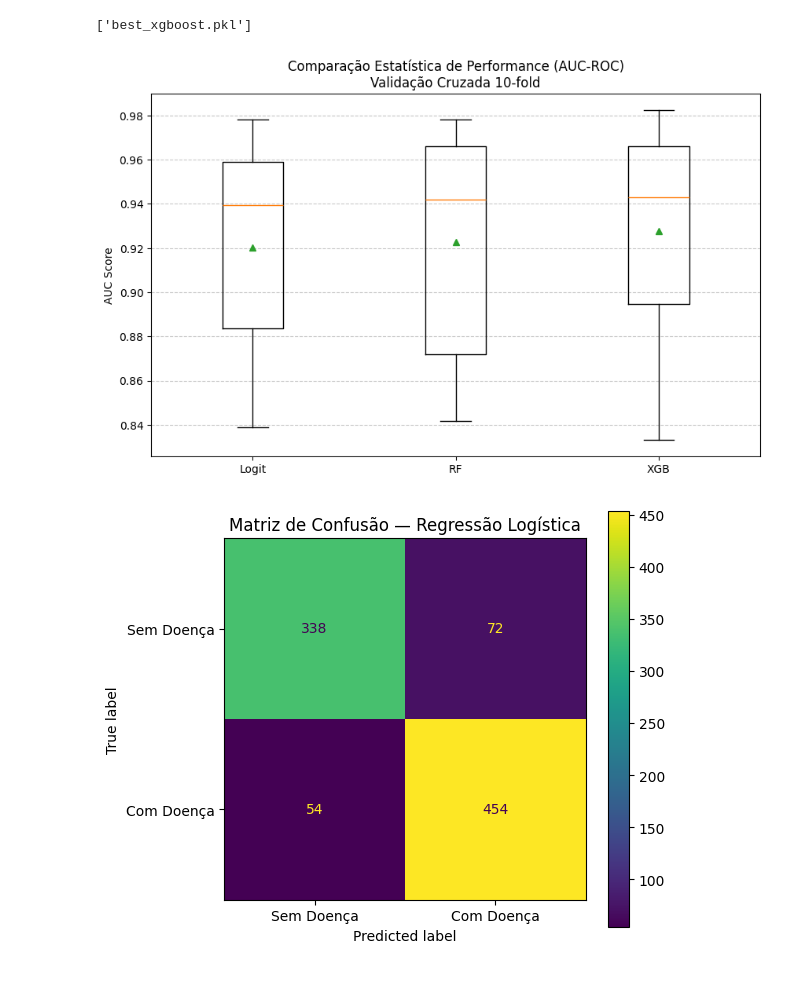
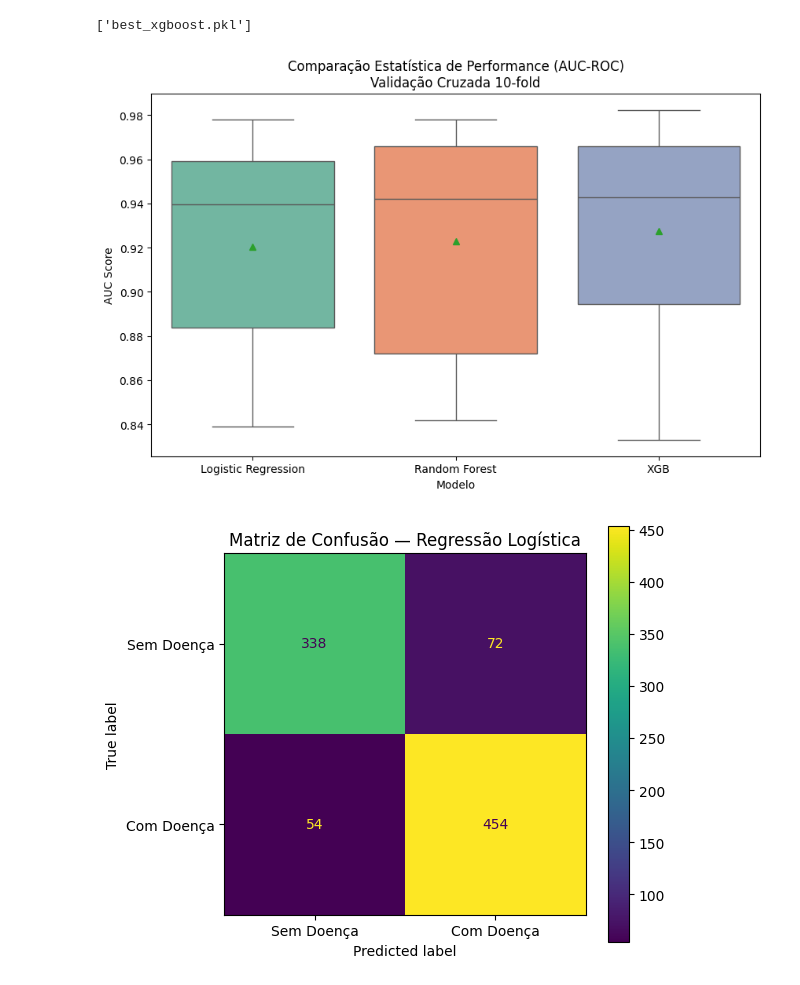
Before and after one commit to malf75/Heart-Failure-ML, a Jupyter notebook: heartdisease.ipynb, the cells around one changed output. Saved outputs shown, nothing was run; the diff lists cells and outputs as text; code cells hidden in the pictures.

```diff
--- a/heartdisease.ipynb
+++ b/heartdisease.ipynb
@@ -242,24 +241,41 @@ joblib.dump(model2, 'best_random_forest.pkl')
 joblib.dump(model3, 'best_xgboost.pkl')
 # %% [output]
 ['best_xgboost.pkl']
+# %%
+model1 = joblib.load('best_logistic_regression.pkl')
+model2 = joblib.load('best_random_forest.pkl')
+model3 = joblib.load('best_xgboost.pkl')
 # %%
 results = []
 names = []
 
-for name, model in [('Logit', model1), ('RF', model2), ('XGB', model3)]:
+for name, model in [('Logistic Regression', model1), ('Random Forest', model2), ('XGB', model3)]:
     cv_results = cross_val_score(model, X, y, cv=10, scoring='roc_auc')
     results.append(cv_results)
     names.append(name)
 
+data = []
+for name, scores in zip(names, results):
+    for score in scores:
+        data.append({'Modelo': name, 'AUC-ROC': score})
+
+df_plot = pd.DataFrame(data)
+
 plt.figure(figsize=(10, 6))
-plt.boxplot(results, labels=names, showmeans=True)
+sns.boxplot(
+    data=df_plot,
+    x='Modelo',
+    y='AUC-ROC',
+    palette='Set2',
+    showmeans=True,
+)
+
 plt.title('Comparação Estatística de Performance (AUC-ROC)\nValidação Cruzada 10-fold')
 plt.ylabel('AUC Score')
-plt.grid(axis='y', linestyle='--', alpha=0.7)
 plt.savefig('model_comparison_boxplot.pdf')
 plt.show()
 # %% [output]
-[figure, old version]
+[figure, new version]
 # %%
 skf = StratifiedKFold(n_splits=10, shuffle=True, random_state=42)
 
```
Also changed, not shown: parts of 2 cells of this notebook, 1 other file.
